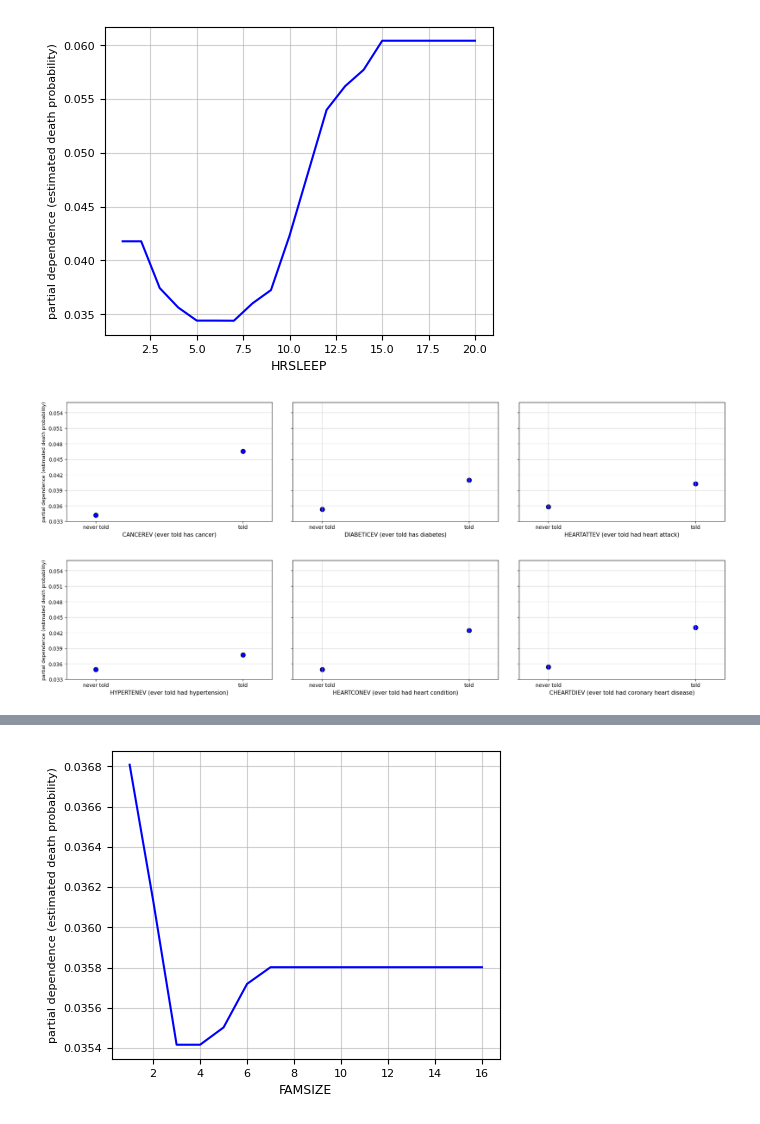
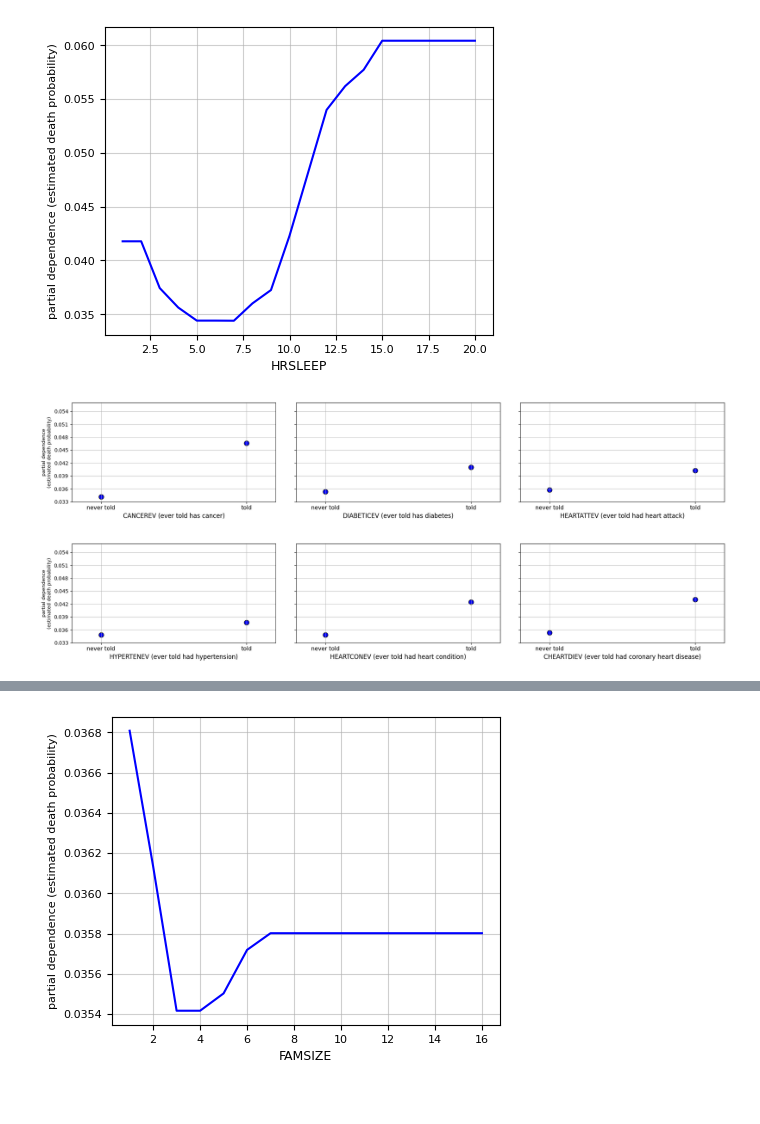
Before and after one commit to stoIsidora/Master-Thesis-SwissRE, a Jupyter notebook: Chapter 13.3.4 - PDP.ipynb, the cells around one changed output, grey strips where cells are left out. Saved outputs shown, nothing was run; the diff lists cells and outputs as text; code cells hidden in the pictures.

```diff
--- a/Chapter 13.3.4 - PDP.ipynb
+++ b/Chapter 13.3.4 - PDP.ipynb
@@ -102,7 +102,7 @@ plt.show()
 # %% [output]
 [figure]
 # %%
-fig, axes = plt.subplots(1, 3, figsize=(19, 4), sharey=True)
+fig, axes = plt.subplots(1, 3, figsize=(19, 3.5), sharey=True)
 
 # ---plot---
 features = 'CANCEREV'
@@ -111,54 +111,54 @@ pdp = partial_dependence(xgbc, X_test, features=features, grid_resolution=100, p
 
 x_values = pdp['grid_values'][0]
 average_values = pdp['average'][0]
-axes[0].scatter(x_values, average_values, color='blue', s=80, edgecolor='black', linewidth=1)
-axes[0].set_xlabel('CANCEREV (ever told has cancer)', fontsize=11)
+axes[0].scatter(x_values, average_values, color='blue', s=90, edgecolor='black', linewidth=1)
+axes[0].set_xlabel('CANCEREV (ever told has cancer)', fontsize=12)
 axes[0].set_xticks(ticks=list(custom_labels.keys()))
-axes[0].set_xticklabels(list(custom_labels.values()), fontsize=10)
+axes[0].set_xticklabels(list(custom_labels.values()), fontsize=11)
 axes[0].set_xlim(0.8, 2.2)
 axes[0].set_ylim(0.033, 0.056)
 y_ticks = np.arange(0.033, 0.056, 0.003)
 axes[0].set_yticks(y_ticks)
-axes[0].grid(axis='y', alpha=0.6)
-axes[0].set_ylabel('partial dependence (estimated death probability)', fontsize=9.5)
+axes[0].grid(axis='both', alpha=0.8)
+axes[0].set_ylabel('partial dependence\n(estimated death probability)', fontsize=9.5)
 
 
 # ---plot---
 features = 'DIABETICEV'
 custom_labels = {1: "never told", 2: "told"}
 pdp = partial_dependence(xgbc, X_test, features=features, grid_resolution=100, percentiles=(0,1), method='brute', response_method='predict_proba')
 
 x_values = pdp['grid_values'][0]
 average_values = pdp['average'][0]
-axes[1].scatter(x_values, average_values, color='blue', s=80, edgecolor='black', linewidth=1)
-axes[1].set_xlabel('DIABETICEV (ever told has diabetes)', fontsize=11)
+axes[1].scatter(x_values, average_values, color='blue', s=90, edgecolor='black', linewidth=1)
+axes[1].set_xlabel('DIABETICEV (ever told has diabetes)', fontsize=12)
 axes[1].set_xticks(ticks=list(custom_labels.keys()))
-axes[1].set_xticklabels(list(custom_labels.values()), fontsize=10)
+axes[1].set_xticklabels(list(custom_labels.values()), fontsize=11)
 axes[1].set_xlim(0.8, 2.2)
-axes[1].grid(alpha=0.6)
+axes[1].grid(alpha=0.8)
 
 # ---plot---
 features = 'HEARTATTEV'
 custom_labels = {1: "never told", 2: "told"}
 pdp = partial_dependence(xgbc, X_test, features=features, grid_resolution=100, percentiles=(0,1), method='brute', response_method='predict_proba')
 
 x_values = pdp['grid_values'][0]
 average_values = pdp['average'][0]
-axes[2].scatter(x_values, average_values, color='blue', s=80, edgecolor='black', linewidth=1)
-axes[2].set_xlabel('HEARTATTEV (ever told had heart attack)', fontsize=11)
+axes[2].scatter(x_values, average_values, color='blue', s=90, edgecolor='black', linewidth=1)
+axes[2].set_xlabel('HEARTATTEV (ever told had heart attack)', fontsize=12)
 axes[2].set_xticks(ticks=list(custom_labels.keys()))
-axes[2].set_xticklabels(list(custom_labels.values()), fontsize=10)
+axes[2].set_xticklabels(list(custom_labels.values()), fontsize=11)
 axes[2].set_xlim(0.8, 2.2)
-axes[2].grid(alpha=0.6)
+axes[2].grid(alpha=0.8)
 
 plt.tight_layout()
 plt.subplots_adjust(wspace=0.1)
 plt.savefig('pdp_phy1.png', format='png', dpi=300, bbox_inches='tight')
 plt.show()
 # %% [output]
-[figure, old version]
+[figure, new version]
 # %%
-fig, axes = plt.subplots(1, 3, figsize=(19, 4), sharey=True)
+fig, axes = plt.subplots(1, 3, figsize=(19, 3.5), sharey=True)
 
 # ---plot---
 features = 'HYPERTENEV'
@@ -167,16 +167,16 @@ pdp = partial_dependence(xgbc, X_test, features=features, grid_resolution=100, p
 
 x_values = pdp['grid_values'][0]
 average_values = pdp['average'][0]
-axes[0].scatter(x_values, average_values, color='blue', s=80, edgecolor='black', linewidth=1)
-axes[0].set_xlabel('HYPERTENEV (ever told had hypertension)', fontsize=11)
+axes[0].scatter(x_values, average_values, color='blue', s=90, edgecolor='black', linewidth=1)
+axes[0].set_xlabel('HYPERTENEV (ever told had hypertension)', fontsize=12)
 axes[0].set_xticks(ticks=list(custom_labels.keys()))
-axes[0].set_xticklabels(list(custom_labels.values()), fontsize=10)
+axes[0].set_xticklabels(list(custom_labels.values()), fontsize=11)
 axes[0].set_xlim(0.8, 2.2)
 axes[0].set_ylim(0.033, 0.056)
 y_ticks = np.arange(0.033, 0.056, 0.003)
 axes[0].set_yticks(y_ticks)
-axes[0].grid(axis='y', alpha=0.6)
-axes[0].set_ylabel('partial dependence (estimated death probability)', fontsize=9.5)
+axes[0].grid(axis='both', alpha=0.8)
+axes[0].set_ylabel('partial dependence\n(estimated death probability)', fontsize=9.5)
 
 # ---plot---
 features = 'HEARTCONEV'
@@ -185,12 +185,12 @@ pdp = partial_dependence(xgbc, X_test, features=features, grid_resolution=100, p
 
 x_values = pdp['grid_values'][0]
 average_values = pdp['average'][0]
-axes[1].scatter(x_values, average_values, color='blue', s=80, edgecolor='black', linewidth=1)
-axes[1].set_xlabel('HEARTCONEV (ever told had heart condition)', fontsize=11)
+axes[1].scatter(x_values, average_values, color='blue', s=90, edgecolor='black', linewidth=1)
+axes[1].set_xlabel('HEARTCONEV (ever told had heart condition)', fontsize=12)
 axes[1].set_xticks(ticks=list(custom_labels.keys()))
-axes[1].set_xticklabels(list(custom_labels.values()), fontsize=10)
+axes[1].set_xticklabels(list(custom_labels.values()), fontsize=11)
 axes[1].set_xlim(0.8, 2.2)
-axes[1].grid(alpha=0.6)
+axes[1].grid(alpha=0.8)
 
 # ---plot---
 features = 'CHEARTDIEV'
@@ -199,17 +199,17 @@ pdp = partial_dependence(xgbc, X_test, features=features, grid_resolution=100, p
 
 x_values = pdp['grid_values'][0]
 average_values = pdp['average'][0]
-axes[2].scatter(x_values, average_values, color='blue', s=80, edgecolor='black', linewidth=1)
-axes[2].set_xlabel('CHEARTDIEV (ever told had coronary heart disease)', fontsize=11)
+axes[2].scatter(x_values, average_values, color='blue', s=90, edgecolor='black', linewidth=1)
+axes[2].set_xlabel('CHEARTDIEV (ever told had coronary heart disease)', fontsize=12)
 axes[2].set_xticks(ticks=list(custom_labels.keys()))
-axes[2].set_xticklabels(list(custom_labels.values()), fontsize=10)
+axes[2].set_xticklabels(list(custom_labels.values()), fontsize=11)
 axes[2].set_xlim(0.8, 2.2)
-axes[2].grid(alpha=0.6)
+axes[2].grid(alpha=0.8)
 
 plt.tight_layout()
 plt.subplots_adjust(wspace=0.1)
 plt.savefig('pdp_phy2.png', format='png', dpi=300, bbox_inches='tight')
 plt.show()
 # %% [output]
-[figure, old version]
+[figure, new version]
 # %%
```
Also changed, not shown: parts of 9 cells of this notebook.
